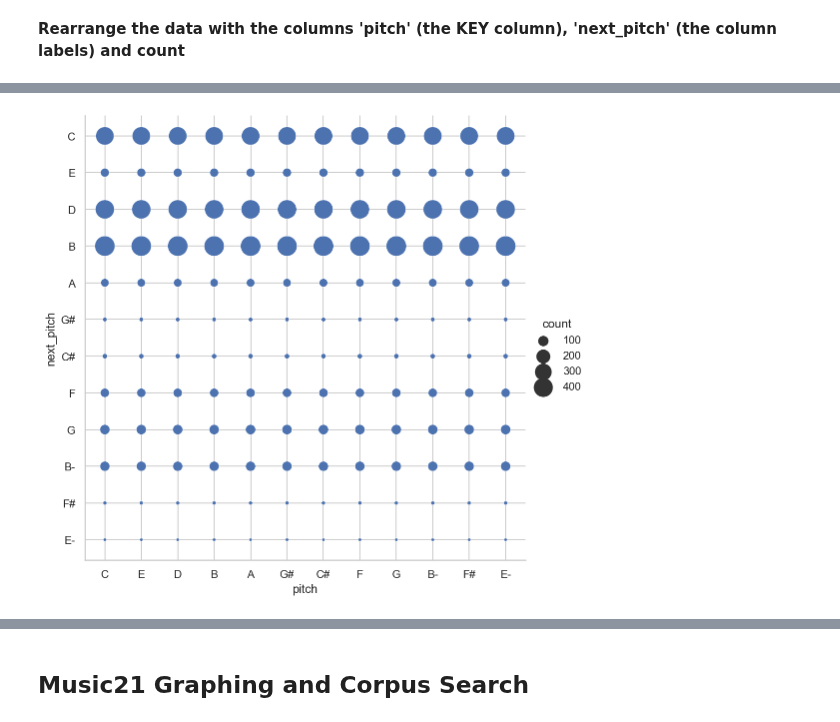
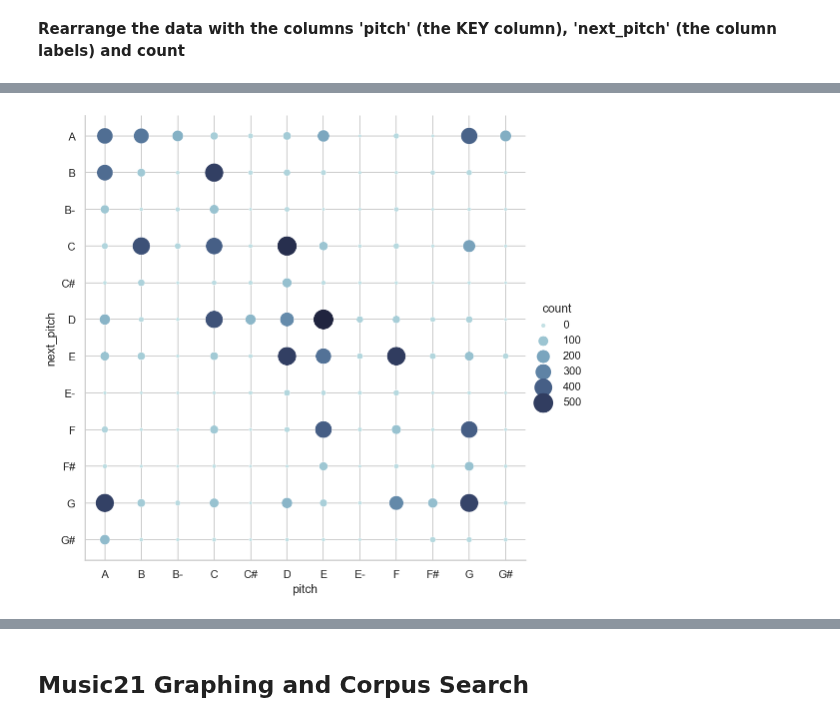
Before and after one commit to dwbzen/pymusic, a Jupyter notebook: music_EDA.ipynb, the cells around one changed output, grey strips where cells are left out. Cells and saved outputs as stored; diff of their text form; code cells hidden in the pictures.

```diff
--- a/music_EDA.ipynb
+++ b/music_EDA.ipynb
@@ -207,7 +193,2 @@ df
 # %% [markdown]
 **Rearrange the data with the columns 'pitch' (the KEY column), 'next_pitch' (the column labels) and count**
-# %%
-pitches = ['C', 'C#', 'D', 'Eb', 'E', 'F', 'F#', 'G', 'G#', 'A', 'Bb', 'B']
-pitchCounts_df = pd.DataFrame(columns = ['pitch', 'next_pitch', 'count'])
-pitches_counts_df = pd.DataFrame(columns = ['pitch-next_pitch', 'count'])
-pitchCounts_df
@@ -216,11 +195,18 @@ pitchCounts_df
 # %%
-pitches = list(df['KEY'])
-for c1 in pitches:
-    rownum = 0
-    for c2 in pitches:
-        count = df.iloc[rownum][c2]
-        row = {'pitch':c1, 'next_pitch':c2, 'count':count}
-        pcrow = {'pitch-next_pitch' : f"{c1},{c2}", 'count':count}
-        pitchCounts_df = pitchCounts_df.append(row, ignore_index=True)
-        pitches_counts_df = pitches_counts_df.append(pcrow, ignore_index=True)
-pitchCounts_df
+# creates an empty data frame
+def rearrange(counts_df):
+    pitchCounts_df = pd.DataFrame(columns = ['pitch', 'next_pitch', 'count'])
+    pitches_counts_df = pd.DataFrame(columns = ['pitch-next_pitch', 'count'])
+    pitchCounts_df
+    pitches = list(counts_df['KEY'])
+    for rownum in range(len(counts_df)):
+        row = counts_df.iloc[rownum]
+        from_pitch = row['KEY']
+        for to_pitch in pitches:
+            count = int(row[to_pitch])
+            nrow = {'pitch':from_pitch, 'next_pitch':to_pitch, 'count':count}
+            pcrow = {'pitch-next_pitch' : f"{from_pitch},{to_pitch}", 'count':count}
+            pitchCounts_df = pitchCounts_df.append(nrow, ignore_index=True)
+            pitches_counts_df = pitches_counts_df.append(pcrow, ignore_index=True)
+    pitchCounts_df.sort_values(by=['pitch', 'next_pitch'], ascending=[True, True], inplace=True)
+    return pitchCounts_df, pitches_counts_df
@@ -256,0 +213,2 @@ pitches_counts_df.sort_values(by=['count','pitch-next_pitch'], ascending=[False,
+# %%
+pitchCounts_df, pitches_counts_df = rearrange(op18_1_1_df)
@@ -257,8 +217,11 @@ pitches_counts_df.sort_values(by=['count','pitch-next_pitch'], ascending=[False,
 # %%
-cmap = sns.cubehelix_palette(rot=-.2, as_cmap=True)
+# Bach
+from matplotlib import cm
+cmap = sns.cubehelix_palette( rot=-0.2, as_cmap=True)
 sns.set_theme(style="whitegrid")
-g = sns.relplot(data=pitchCounts_df, x='pitch',y='next_pitch', height=7, size='count', sizes=(10,400))
+g = sns.relplot(data=pitchCounts_df, x='pitch',y='next_pitch', height=7, \
+                size='count', hue='count', palette=cmap, sizes=(10,400))
 g.ax.xaxis.grid(True, "minor", linewidth=.25)
 g.ax.yaxis.grid(True, "minor", linewidth=.25)
 # %% [output]
-[figure, old version]
+[figure, new version]
```
Also changed, not shown: parts of 59 cells of this notebook, 7 other files.
